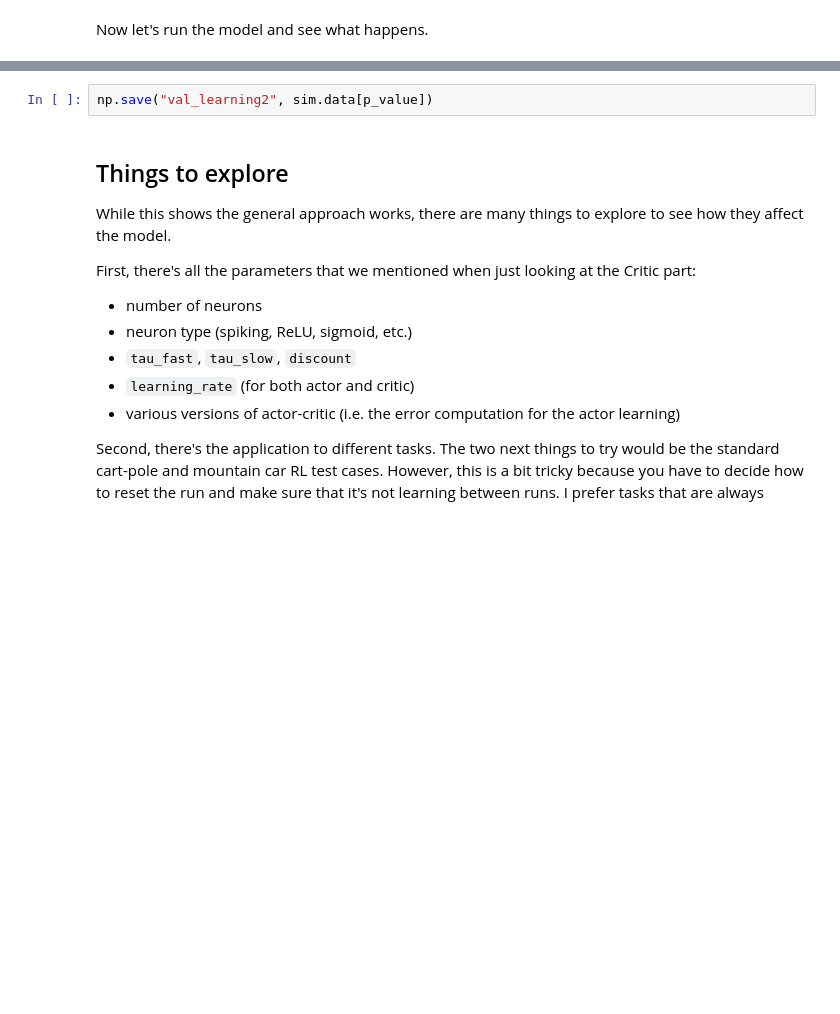
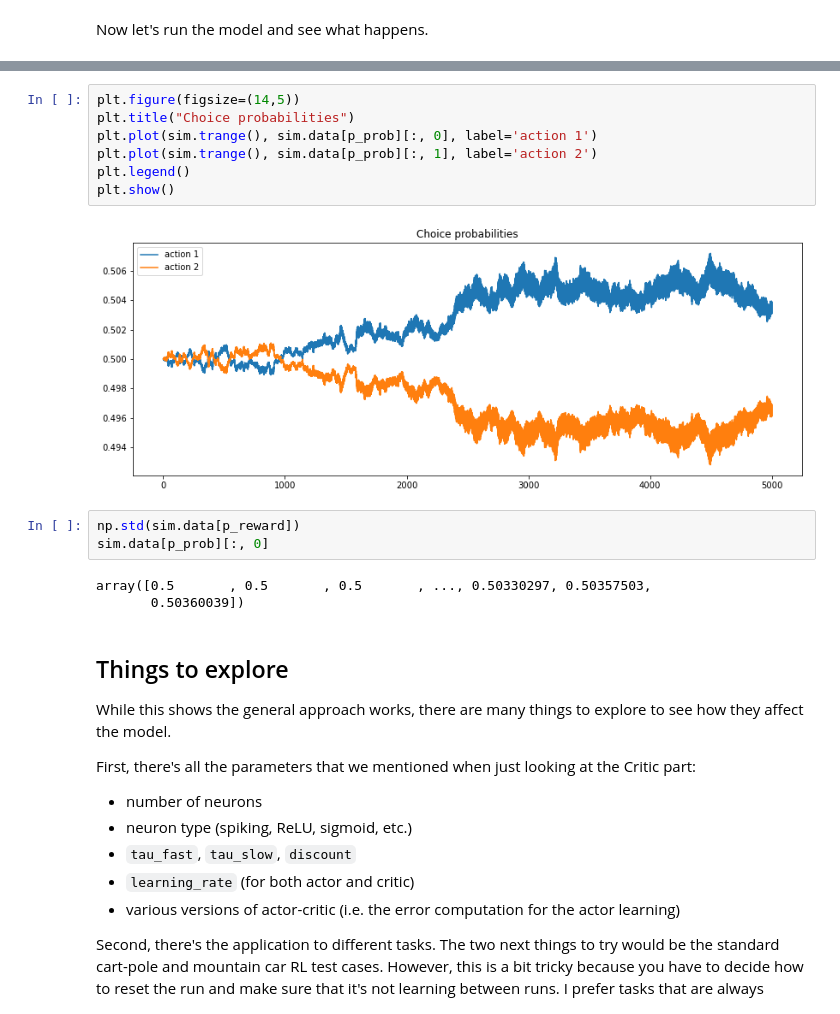
Before and after one commit to Alphat18/RL-Actor-Critic-Gesture-Dataset, a Jupyter notebook: rl/Implementing Actor-Critic RL in Nengo.ipynb, the cells around one changed output, grey strips where cells are left out. Saved outputs shown, nothing was run; the diff lists cells and outputs as text; blank space fills up the shorter version.

```diff
--- a/rl/Implementing Actor-Critic RL in Nengo.ipynb
+++ b/rl/Implementing Actor-Critic RL in Nengo.ipynb
@@ -315,5 +324,18 @@ plt.show()
-# %%
-np.save("val_learning2", sim.data[p_value])
+# %%
+plt.figure(figsize=(14,5))
+plt.title("Choice probabilities")
+plt.plot(sim.trange(), sim.data[p_prob][:, 0], label='action 1')
+plt.plot(sim.trange(), sim.data[p_prob][:, 1], label='action 2')
+plt.legend()
+plt.show()
+# %% [output]
+[figure, added]
+# %%
+np.std(sim.data[p_reward])
+sim.data[p_prob][:, 0]
+# %% [output]
+array([0.5       , 0.5       , 0.5       , ..., 0.50330297, 0.50357503,
+       0.50360039])
 # %% [markdown]
 ## Things to explore
 
```
Also changed, not shown: parts of 5 cells of this notebook, 1 other file.
